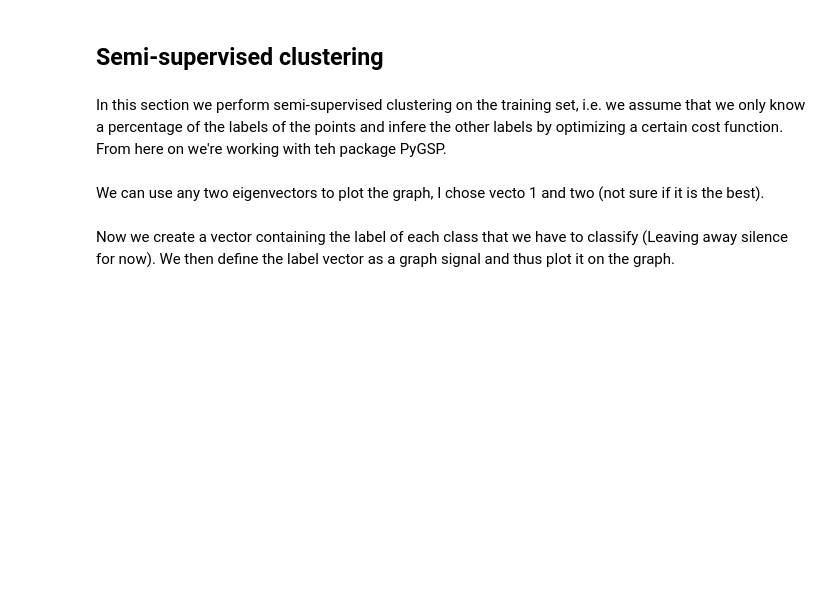
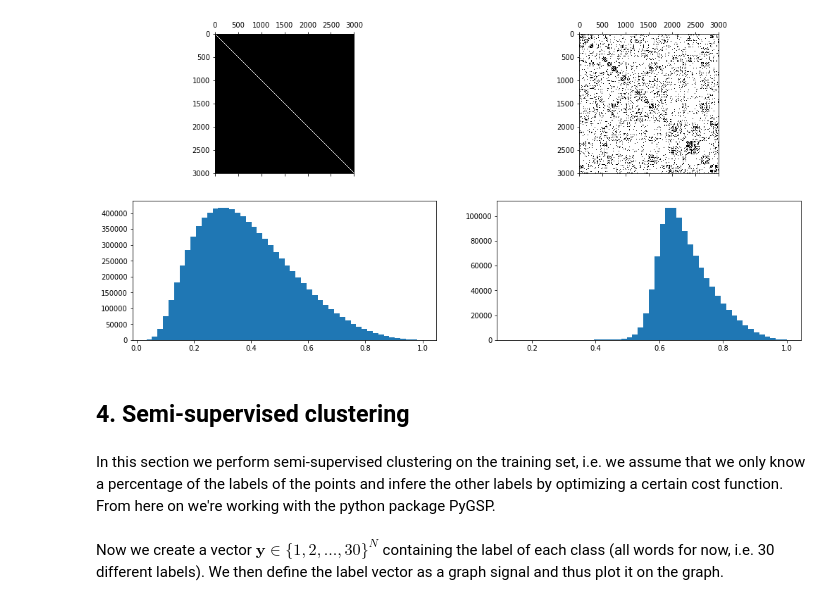
Before and after one commit to adrianlwn/NTDS-Speech-Recognition-Challenge, a Jupyter notebook: semi-supervised_framework.ipynb, the cells around one changed output. Cells and saved outputs as stored; diff of their text form; code cells hidden in the pictures; blank space fills up the shorter version.

```diff
--- a/semi-supervised_framework.ipynb
+++ b/semi-supervised_framework.ipynb
@@ -131,23 +110,25 @@ plt.matshow(weights)
 # %%
-# Sparsify using nearest neighbours
+# Sparsify using k- nearest neighbours
 fix, axes = plt.subplots(2, 2, figsize=(17, 8))
 def plot(weights, axes):
     axes[0].spy(weights)
     axes[1].hist(weights[weights > 0].reshape(-1), bins=50);
 plot(weights, axes[:, 0])
 
-NEIGHBORS = 200
+NEIGHBORS = 400
 
 for i in range(weights.shape[0]):
     idx = weights[i,:].argsort()[:-NEIGHBORS]
     weights[i,idx] = 0
     weights[idx,i] = 0
 
 plot(weights, axes[:, 1])
+# %% [output]
+[figure, added]
 # %% [markdown]
-## Semi-supervised clustering
+## 4. Semi-supervised clustering
 # %% [markdown]
-In this section we perform semi-supervised clustering on the training set, i.e. we assume that we only know a percentage of the labels of the points and infere the other labels by optimizing a certain cost function. From here on we're working with teh package PyGSP.
+In this section we perform semi-supervised clustering on the training set, i.e. we assume that we only know a percentage of the labels of the points and infere the other labels by optimizing a certain cost function. From here on we're working with the python package PyGSP.
 # %%
 # Initialize Graph using the weights matrix
 G = pygsp.graphs.Graph(weights)
@@ -157,5 +138,3 @@ G.compute_laplacian('normalized')
 
 # Compute the Fourier basis of the Laplacian
 G.compute_fourier_basis(recompute=True)
-# %% [markdown]
-We can use any two eigenvectors to plot the graph, I chose vecto 1 and two (not sure if it is the best).
@@ -166,5 +141,5 @@ G.plot()
 # %% [markdown]
-Now we create a vector containing the label of each class that we have to classify (Leaving away silence for now). We then define the label vector as a graph signal and thus plot it on the graph.
+Now we create a vector $\mathbf{y} \in \{1,2,...,30\}^{N}$ containing the label of each class (all words for now, i.e. 30 different labels). We then define the label vector as a graph signal and thus plot it on the graph.
 # %%
 # Build Label vector
 # Define class name vector, the index will correspond to the calss label
```
Also changed, not shown: parts of 38 cells of this notebook, 2 other files.
